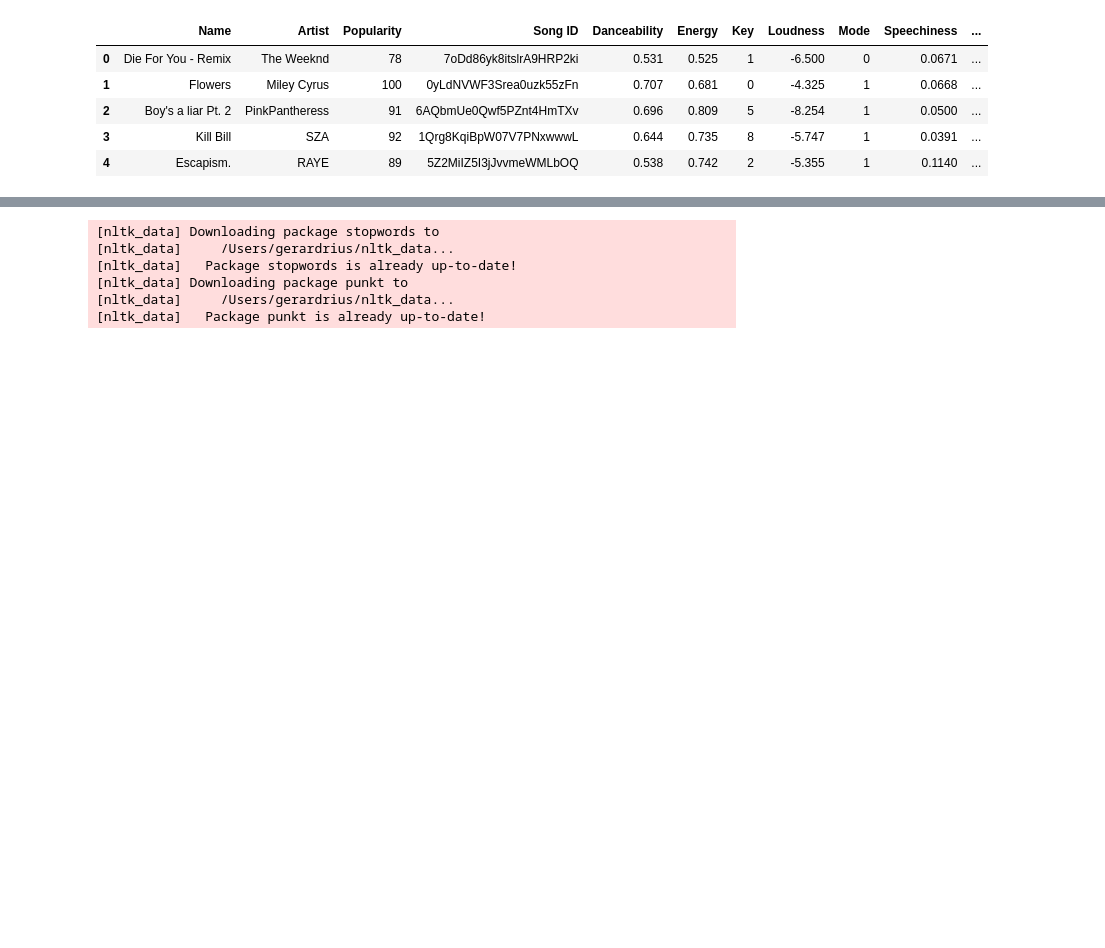
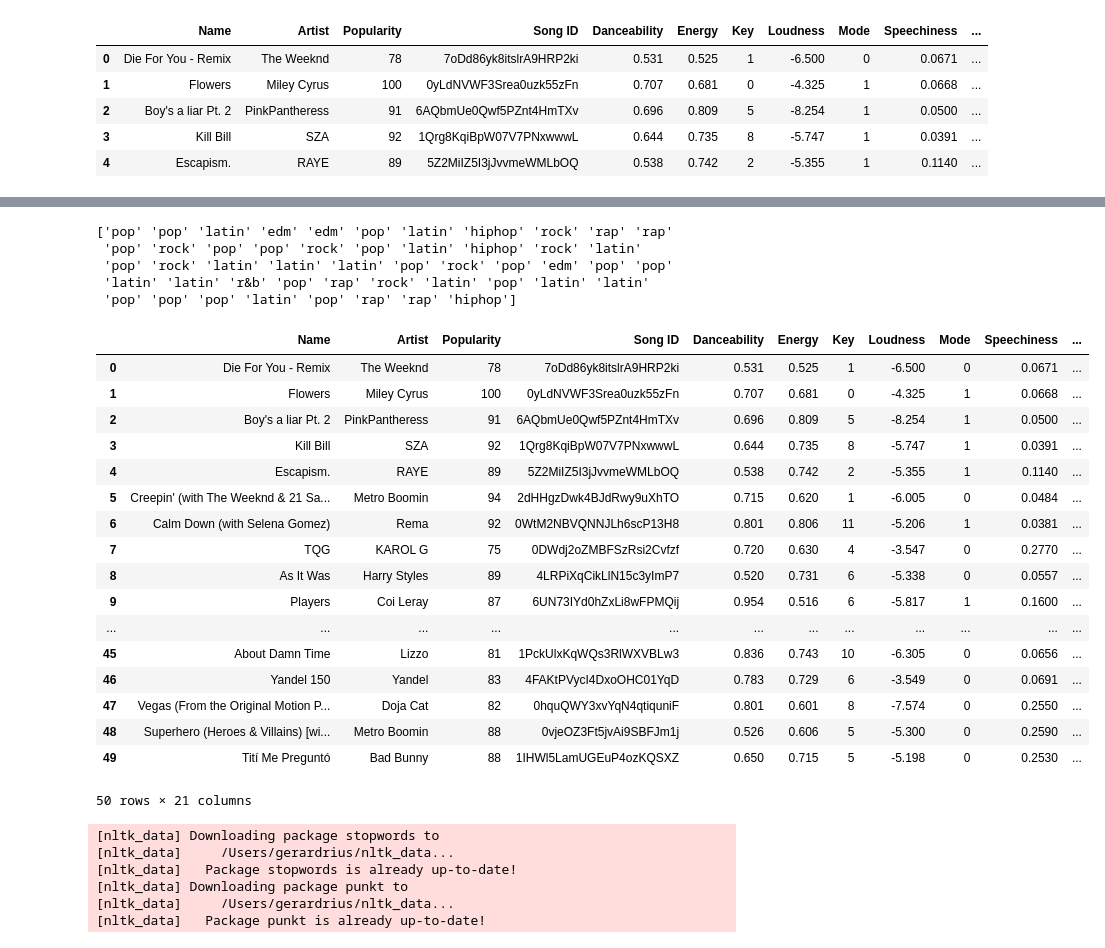
Before and after one commit to gerardrius/Project-IV, a Jupyter notebook: src/1-responses.ipynb, the cells around one changed output, grey strips where cells are left out. Saved outputs shown, nothing was run; the diff lists cells and outputs as text; code cells hidden in the pictures; blank space fills up the shorter version.

```diff
--- a/src/1-responses.ipynb
+++ b/src/1-responses.ipynb
@@ -63,3 +121,40 @@ df.head()
+# %%
+# Prepare the new data
+
+df_audio_features = df[features]
+
+# Make predictions on the new data
+predictions = rfc.predict(df_audio_features)
+print(predictions)
+# %% [output]
+['pop' 'pop' 'latin' 'edm' 'edm' 'pop' 'latin' 'hiphop' 'rock' 'rap' 'rap'
+ 'pop' 'rock' 'pop' 'pop' 'rock' 'pop' 'latin' 'hiphop' 'rock' 'latin'
+ 'pop' 'rock' 'latin' 'latin' 'latin' 'pop' 'rock' 'pop' 'edm' 'pop' 'pop'
+ 'latin' 'latin' 'r&b' 'pop' 'rap' 'rock' 'latin' 'pop' 'latin' 'latin'
+ 'pop' 'pop' 'pop' 'latin' 'pop' 'rap' 'rap' 'hiphop']
+# %%
+df['Genre'] = predictions
+df['Genre'] = df['Genre'].apply(lambda x: x.capitalize())
+df
+# %% [output]
+|  | Name | Artist | Popularity | Song ID | Danceability | Energy | Key | Loudness | Mode | Speechiness | ... |
+| 0 | Die For You - Remix | The Weeknd | 78 | 7oDd86yk8itslrA9HRP2ki | 0.531 | 0.525 | 1 | -6.500 | 0 | 0.0671 | ... |
+| 1 | Flowers | Miley Cyrus | 100 | 0yLdNVWF3Srea0uzk55zFn | 0.707 | 0.681 | 0 | -4.325 | 1 | 0.0668 | ... |
+| 2 | Boy's a liar Pt. 2 | PinkPantheress | 91 | 6AQbmUe0Qwf5PZnt4HmTXv | 0.696 | 0.809 | 5 | -8.254 | 1 | 0.0500 | ... |
+| 3 | Kill Bill | SZA | 92 | 1Qrg8KqiBpW07V7PNxwwwL | 0.644 | 0.735 | 8 | -5.747 | 1 | 0.0391 | ... |
+| 4 | Escapism. | RAYE | 89 | 5Z2MiIZ5I3jJvvmeWMLbOQ | 0.538 | 0.742 | 2 | -5.355 | 1 | 0.1140 | ... |
+| 5 | Creepin' (with The Weeknd & 21 Sa... | Metro Boomin | 94 | 2dHHgzDwk4BJdRwy9uXhTO | 0.715 | 0.620 | 1 | -6.005 | 0 | 0.0484 | ... |
+| 6 | Calm Down (with Selena Gomez) | Rema | 92 | 0WtM2NBVQNNJLh6scP13H8 | 0.801 | 0.806 | 11 | -5.206 | 1 | 0.0381 | ... |
+| 7 | TQG | KAROL G | 75 | 0DWdj2oZMBFSzRsi2Cvfzf | 0.720 | 0.630 | 4 | -3.547 | 0 | 0.2770 | ... |
+| 8 | As It Was | Harry Styles | 89 | 4LRPiXqCikLlN15c3yImP7 | 0.520 | 0.731 | 6 | -5.338 | 0 | 0.0557 | ... |
+| 9 | Players | Coi Leray | 87 | 6UN73IYd0hZxLi8wFPMQij | 0.954 | 0.516 | 6 | -5.817 | 1 | 0.1600 | ... |
+| ... | ... | ... | ... | ... | ... | ... | ... | ... | ... | ... | ... |
+| 45 | About Damn Time | Lizzo | 81 | 1PckUlxKqWQs3RlWXVBLw3 | 0.836 | 0.743 | 10 | -6.305 | 0 | 0.0656 | ... |
+| 46 | Yandel 150 | Yandel | 83 | 4FAKtPVycI4DxoOHC01YqD | 0.783 | 0.729 | 6 | -3.549 | 0 | 0.0691 | ... |
+| 47 | Vegas (From the Original Motion P... | Doja Cat | 82 | 0hquQWY3xvYqN4qtiquniF | 0.801 | 0.601 | 8 | -7.574 | 0 | 0.2550 | ... |
+| 48 | Superhero (Heroes & Villains) [wi... | Metro Boomin | 88 | 0vjeOZ3Ft5jvAi9SBFJm1j | 0.526 | 0.606 | 5 | -5.300 | 0 | 0.2590 | ... |
+| 49 | Tití Me Preguntó | Bad Bunny | 88 | 1IHWl5LamUGEuP4ozKQSXZ | 0.650 | 0.715 | 5 | -5.198 | 0 | 0.2530 | ... |
+50 rows × 21 columns
 # %%
 import nltk
 import spacy
```
Also changed, not shown: parts of 16 cells of this notebook, 6 other files.
